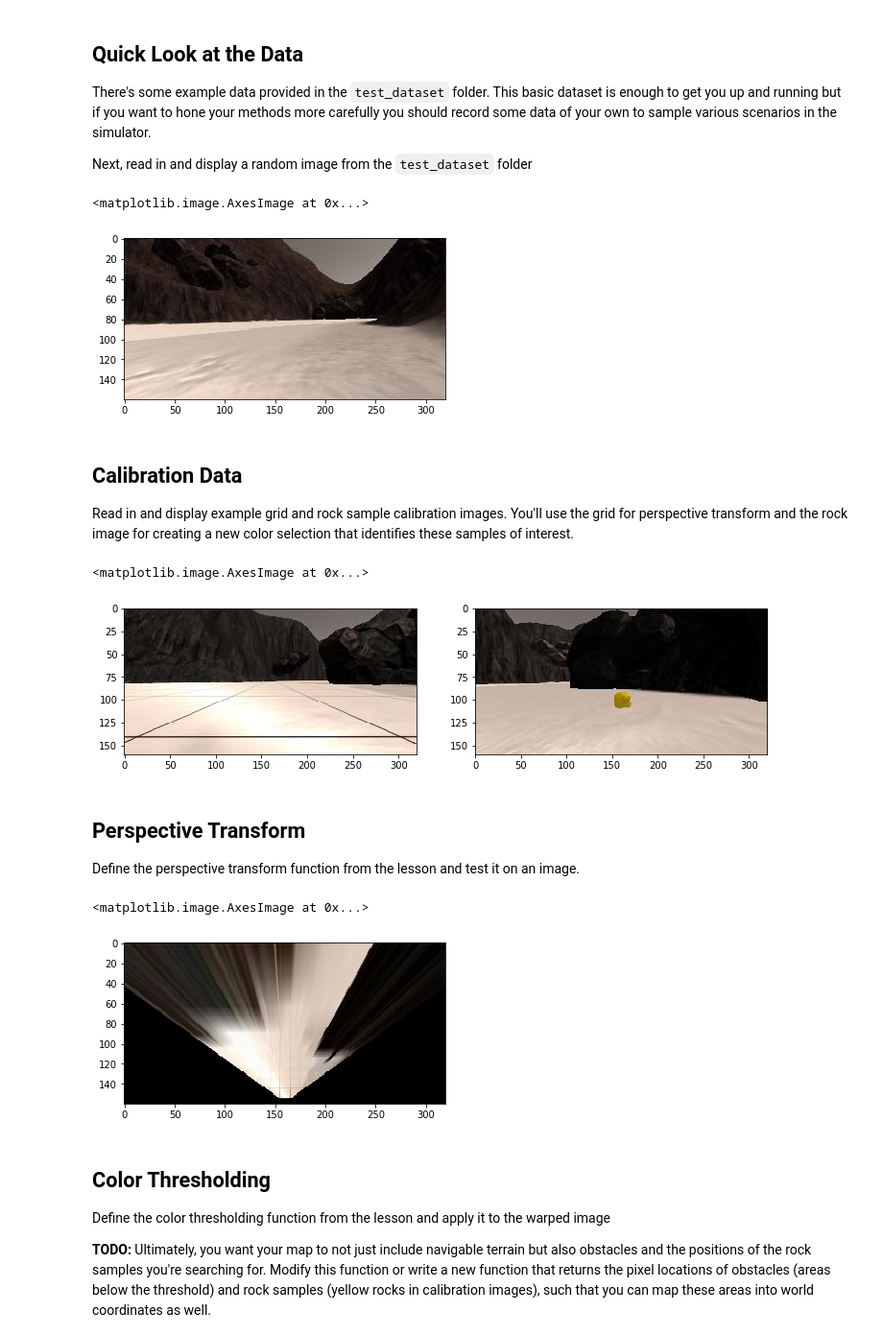
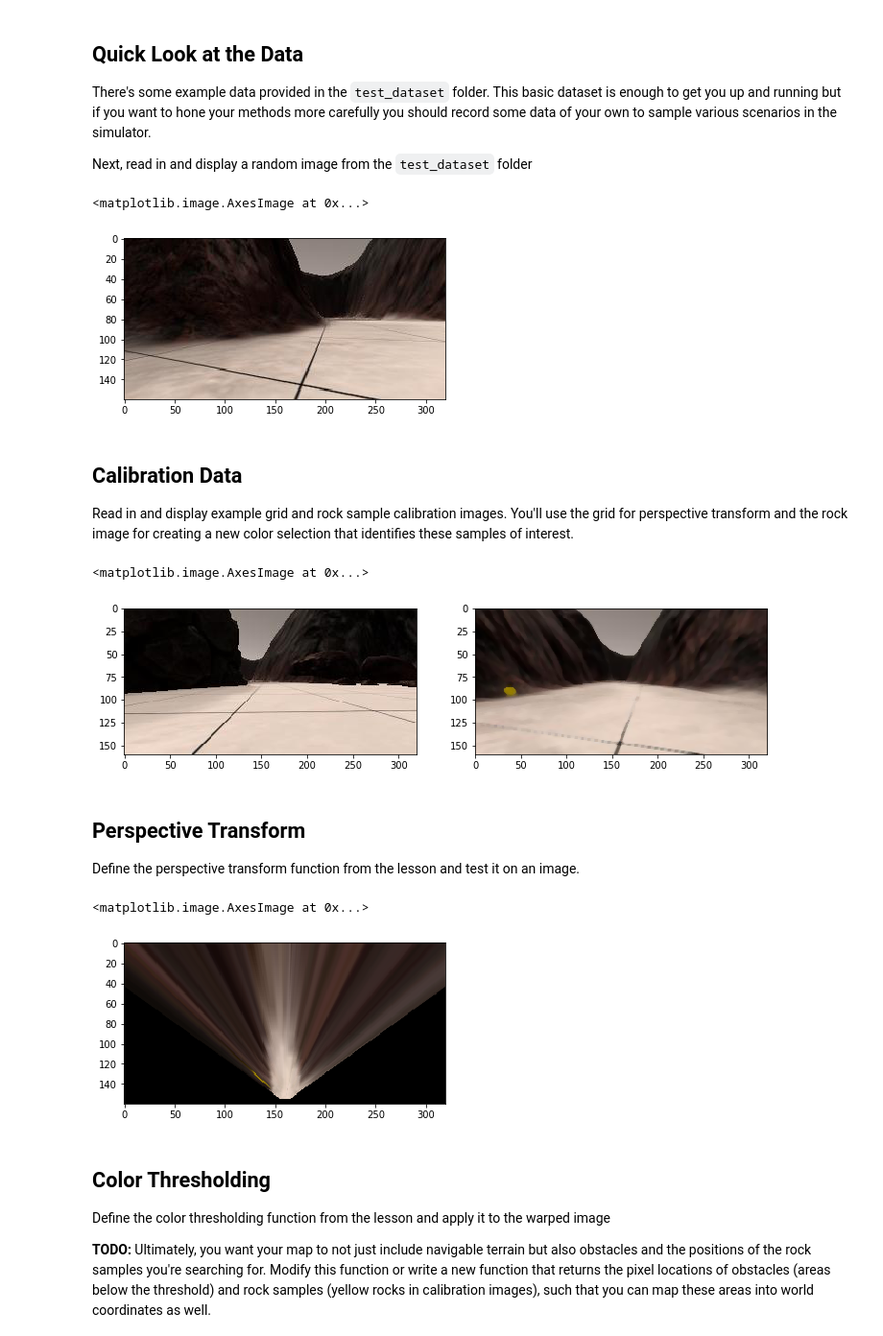
Before and after one commit to yuvaramsingh94/xyz-, a Jupyter notebook: Rover_Project_Test_Notebook.ipynb, the cells around one changed output. Shown at 96% size. Cells and saved outputs as stored; diff of their text form; code cells hidden in the pictures.

```diff
--- a/Rover_Project_Test_Notebook.ipynb
+++ b/Rover_Project_Test_Notebook.ipynb
@@ -35,7 +35,8 @@ There's some example data provided in the `test_dataset` folder.  This basic dat
 
 Next, read in and display a random image from the `test_dataset` folder
 # %%
-path = '../test_dataset/IMG/*'
+# path = '../test_dataset/IMG/*'
+path = 'D:/爬虫图片暂存/IMG/*'
 img_list = glob.glob(path)
 # Grab a random image and display it
 idx = np.random.randint(0, len(img_list)-1)
@@ -43,7 +44,7 @@ image = mpimg.imread(img_list[idx])
 plt.imshow(image)
 # %% [output]
 <matplotlib.image.AxesImage at 0x...>
-[figure, old version]
+[figure, new version]
 # %% [markdown]
 ## Calibration Data
 Read in and display example grid and rock sample calibration images.  You'll use the grid for perspective transform and the rock image for creating a new color selection that identifies these samples of interest.
@@ -51,10 +52,13 @@ Read in and display example grid and rock sample calibration images.  You'll use
 # In the simulator you can toggle on a grid on the ground for calibration
 # You can also toggle on the rock samples with the 0 (zero) key.
 # Here's an example of the grid and one of the rocks
-example_grid = '../calibration_images/example_grid1.jpg'
-example_rock = '../calibration_images/example_rock1.jpg'
+# example_grid = '../calibration_images/example_grid1.jpg'
+example_grid = 'D:/爬虫图片暂存/IMG/robocam_2018_02_14_10_19_08_637.jpg'
+# example_rock = '../calibration_images/example_rock1.jpg'
+example_rock = 'D:/爬虫图片暂存/IMG/robocam_2018_02_14_10_19_16_299.jpg'
 grid_img = mpimg.imread(example_grid)
 rock_img = mpimg.imread(example_rock)
+rock_img = cv2.medianBlur(rock_img,5)
 
 fig = plt.figure(figsize=(12,3))
 plt.subplot(121)
@@ -63,7 +67,7 @@ plt.subplot(122)
 plt.imshow(rock_img)
 # %% [output]
 <matplotlib.image.AxesImage at 0x...>
-[figure, old version]
+[figure, new version]
 # %% [markdown]
 ## Perspective Transform
 
@@ -74,10 +78,11 @@ Define the perspective transform function from the lesson and test it on an imag
 # grid cell in front of the rover (each grid cell is 1 square meter in the sim)
 # Define a function to perform a perspective transform
 def perspect_transform(img, src, dst):
+
     M = cv2.getPerspectiveTransform(src, dst)
     warped = cv2.warpPerspective(img, M, (img.shape[1], img.shape[0]))# keep same size as input image
-    mask = cv2.warpPerspective(np.ones_like(img[:,:,0]), M, (img.shape[1], img.shape[0]))
-    return warped, mask
+
+    return warped
 
 
 # Define calibration box in source (actual) and destination (desired) coordinates
@@ -94,13 +99,14 @@
                   [image.shape[1]/2 + dst_size, image.shape[0] - bottom_offset],
                   [image.shape[1]/2 + dst_size, image.shape[0] - 2*dst_size - bottom_offset],
                   [image.shape[1]/2 - dst_size, image.shape[0] - 2*dst_size - bottom_offset],
                   ])
-warped, mask = perspect_transform(grid_img, source, destination)
+# warped = perspect_transform(grid_img, source, destination)
+warped = perspect_transform(rock_img, source, destination)
 plt.imshow(warped)
 #scipy.misc.imsave('../output/warped_example.jpg', warped)
 # %% [output]
 <matplotlib.image.AxesImage at 0x...>
-[figure, old version]
+[figure, new version]
 # %% [markdown]
 ## Color Thresholding
 Define the color thresholding function from the lesson and apply it to the warped image
```
Also changed, not shown: parts of 6 cells of this notebook.
